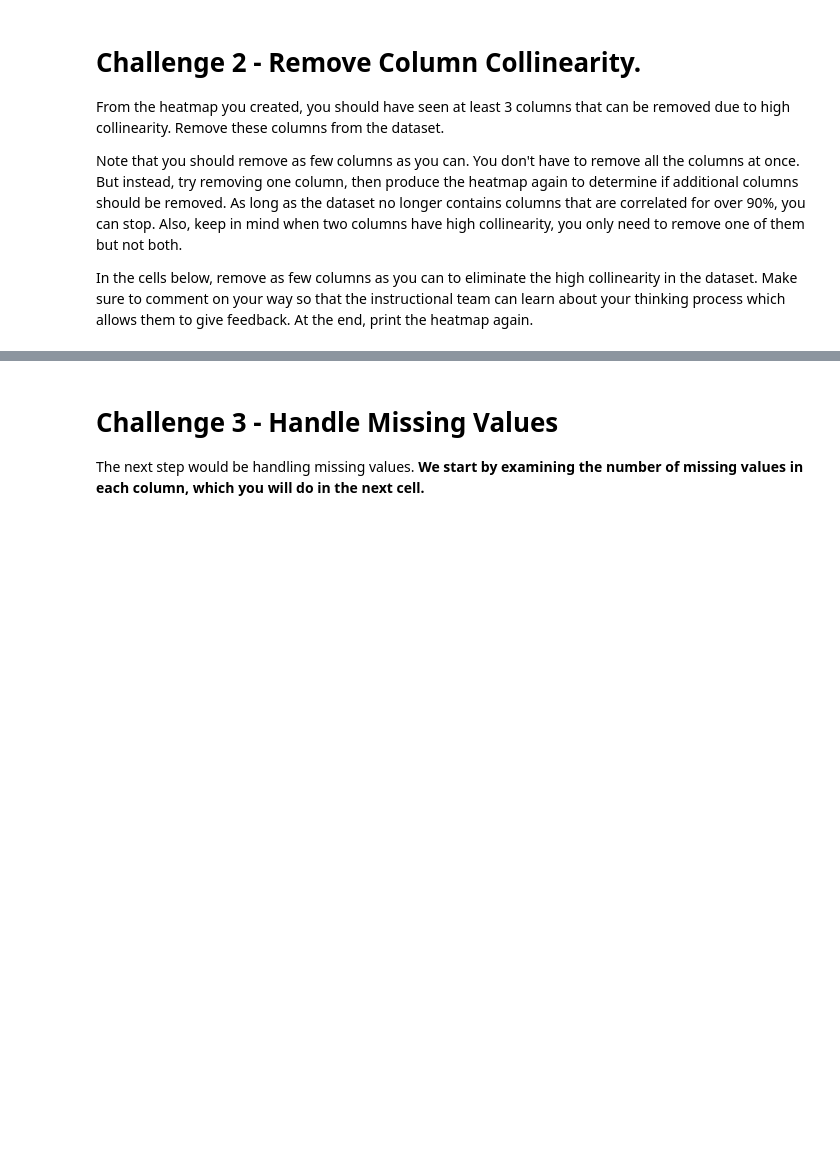
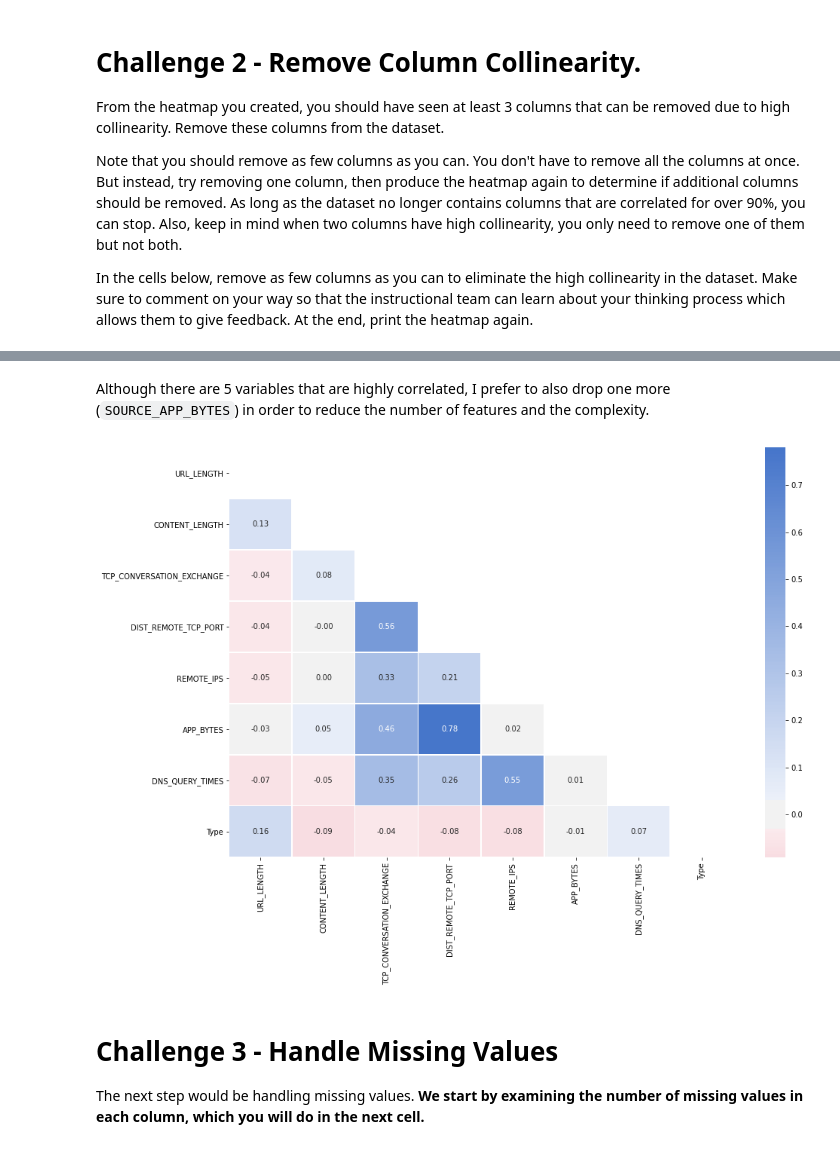
Before and after one commit to ta-data-mexpt/lab-supervised-learning, a Jupyter notebook: your-code/main.ipynb, the cells around one changed output, grey strips where cells are left out. Saved outputs shown, nothing was run; the diff lists cells and outputs as text; code cells hidden in the pictures; blank space fills up the shorter version.

```diff
--- a/your-code/main.ipynb
+++ b/your-code/main.ipynb
@@ -228,7 +239,16 @@ In the cells below, remove as few columns as you can to eliminate the high colli
 # %%
 # Your comment here
+# %% [markdown]
+Although there are 5 variables that are highly correlated, I prefer to also drop one more (`SOURCE_APP_BYTES`) in order to reduce the number of features and the complexity.
 # %%
 # Print heatmap again
+websites = websites.drop(columns=cols_to_drop)
+
+correlation_plot(
+    corr_matrix(websites)
+);
+# %% [output]
+[figure, added]
 # %% [markdown]
 # Challenge 3 - Handle Missing Values
 
```
Also changed, not shown: parts of 2 cells of this notebook.
